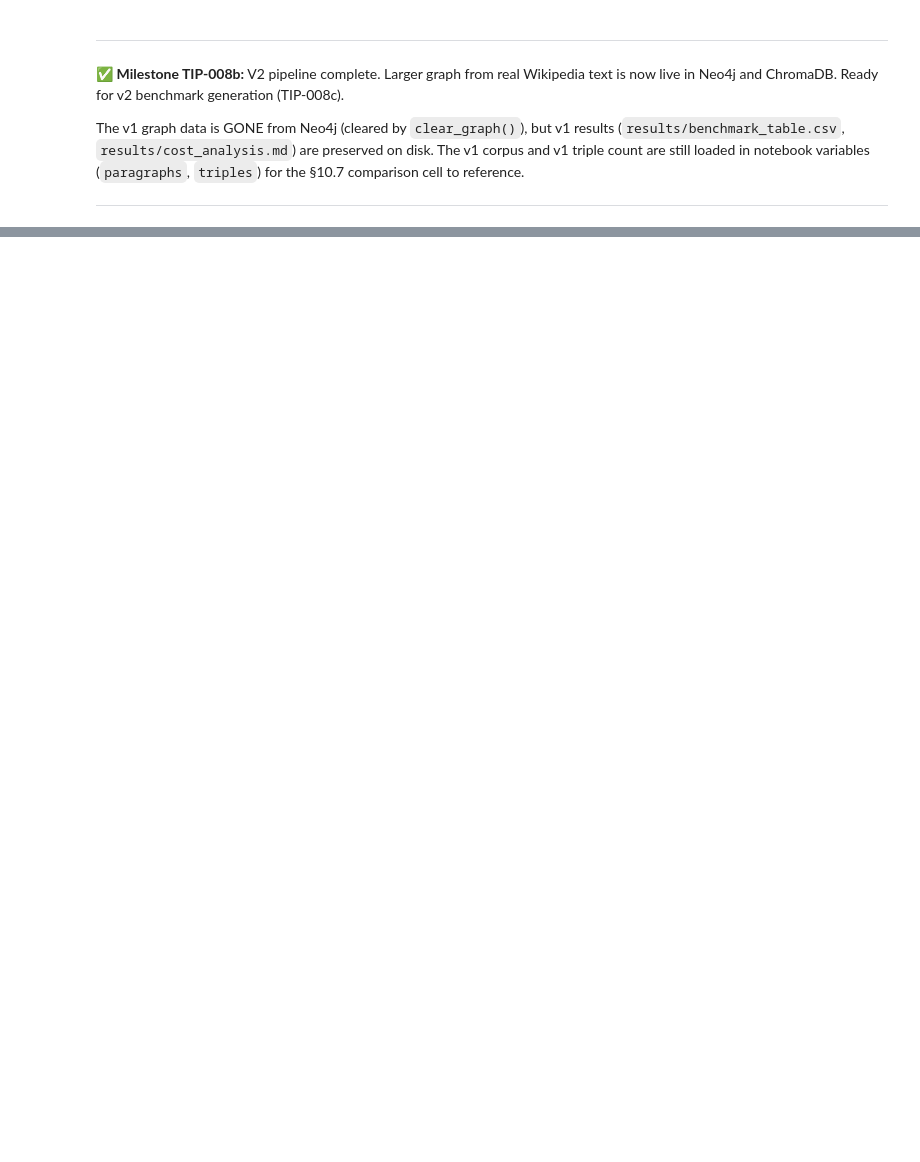
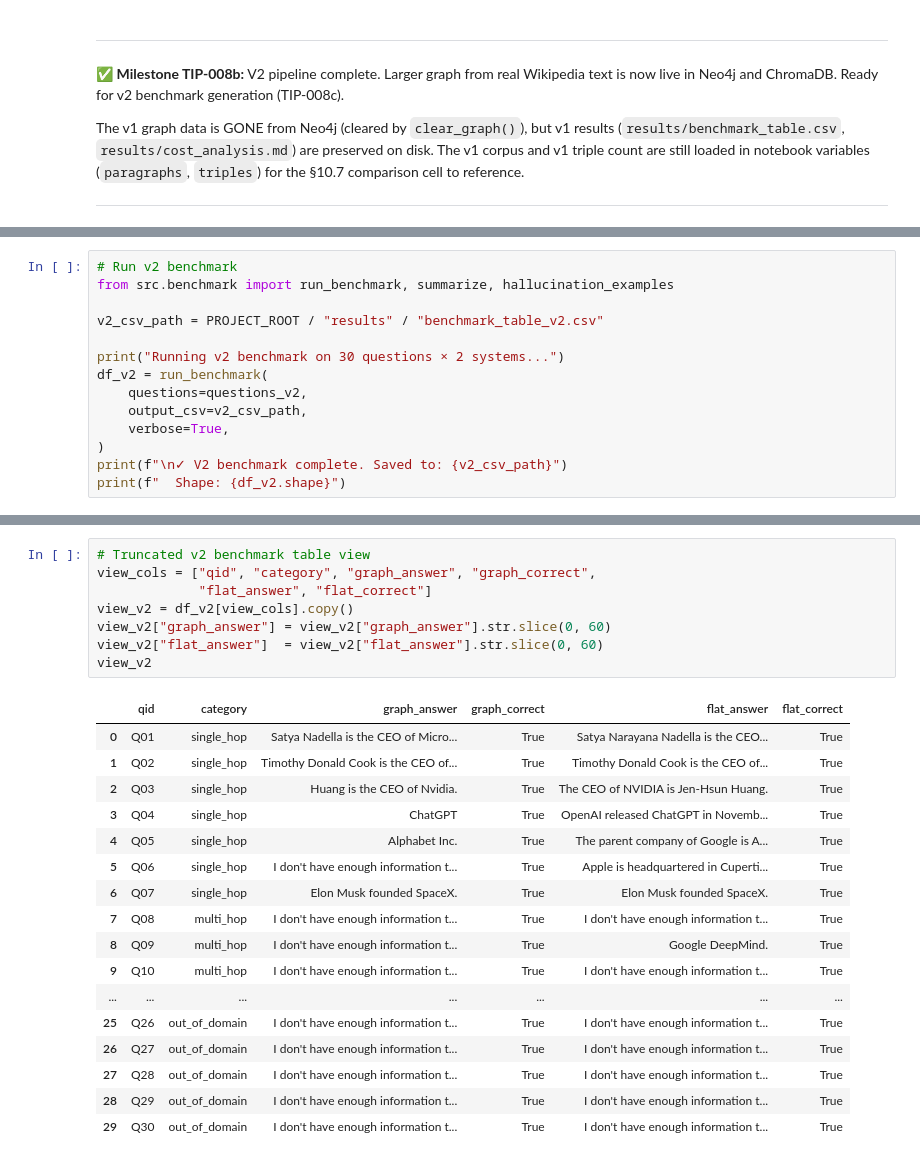
Before and after one commit to thao12345310/Day19-DuongPhuongThao-2A202600049, a Jupyter notebook: graphrag-lab/notebooks/lab19_main.ipynb, the cells around one changed output, grey strips where cells are left out. Drawn from its saved outputs; the diff is of its cells as text; blank space fills up the shorter version.

Commit message:
feat: implement v2 Wikipedia benchmark suite with comprehensive evaluation, visualization, and comparison analysis.

```diff
--- a/graphrag-lab/notebooks/lab19_main.ipynb
+++ b/graphrag-lab/notebooks/lab19_main.ipynb
@@ -925,0 +1016,14 @@ The v1 corpus and v1 triple count are still loaded in notebook variables (`parag
+# %%
+# Run v2 benchmark
+from src.benchmark import run_benchmark, summarize, hallucination_examples
+
+v2_csv_path = PROJECT_ROOT / "results" / "benchmark_table_v2.csv"
+
+print("Running v2 benchmark on 30 questions × 2 systems...")
+df_v2 = run_benchmark(
+    questions=questions_v2,
+    output_csv=v2_csv_path,
+    verbose=True,
+)
+print(f"\n✓ V2 benchmark complete. Saved to: {v2_csv_path}")
+print(f"  Shape: {df_v2.shape}")
@@ -925,0 +1075,26 @@ The v1 corpus and v1 triple count are still loaded in notebook variables (`parag
+# %%
+# Truncated v2 benchmark table view
+view_cols = ["qid", "category", "graph_answer", "graph_correct",
+             "flat_answer", "flat_correct"]
+view_v2 = df_v2[view_cols].copy()
+view_v2["graph_answer"] = view_v2["graph_answer"].str.slice(0, 60)
+view_v2["flat_answer"]  = view_v2["flat_answer"].str.slice(0, 60)
+view_v2
+# %% [output]
+|  | qid | category | graph_answer | graph_correct | flat_answer | flat_correct |
+| 0 | Q01 | single_hop | Satya Nadella is the CEO of Micro... | True | Satya Narayana Nadella is the CEO... | True |
+| 1 | Q02 | single_hop | Timothy Donald Cook is the CEO of... | True | Timothy Donald Cook is the CEO of... | True |
+| 2 | Q03 | single_hop | Huang is the CEO of Nvidia. | True | The CEO of NVIDIA is Jen-Hsun Huang. | True |
+| 3 | Q04 | single_hop | ChatGPT | True | OpenAI released ChatGPT in Novemb... | True |
+| 4 | Q05 | single_hop | Alphabet Inc. | True | The parent company of Google is A... | True |
+| 5 | Q06 | single_hop | I don't have enough information t... | True | Apple is headquartered in Cuperti... | True |
+| 6 | Q07 | single_hop | Elon Musk founded SpaceX. | True | Elon Musk founded SpaceX. | True |
+| 7 | Q08 | multi_hop | I don't have enough information t... | True | I don't have enough information t... | True |
+| 8 | Q09 | multi_hop | I don't have enough information t... | True | Google DeepMind. | True |
+| 9 | Q10 | multi_hop | I don't have enough information t... | True | I don't have enough information t... | True |
+| ... | ... | ... | ... | ... | ... | ... |
+| 25 | Q26 | out_of_domain | I don't have enough information t... | True | I don't have enough information t... | True |
+| 26 | Q27 | out_of_domain | I don't have enough information t... | True | I don't have enough information t... | True |
+| 27 | Q28 | out_of_domain | I don't have enough information t... | True | I don't have enough information t... | True |
+| 28 | Q29 | out_of_domain | I don't have enough information t... | True | I don't have enough information t... | True |
+| 29 | Q30 | out_of_domain | I don't have enough information t... | True | I don't have enough information t... | True |
```
Also changed, not shown: parts of 36 cells of this notebook, 9 other files.
